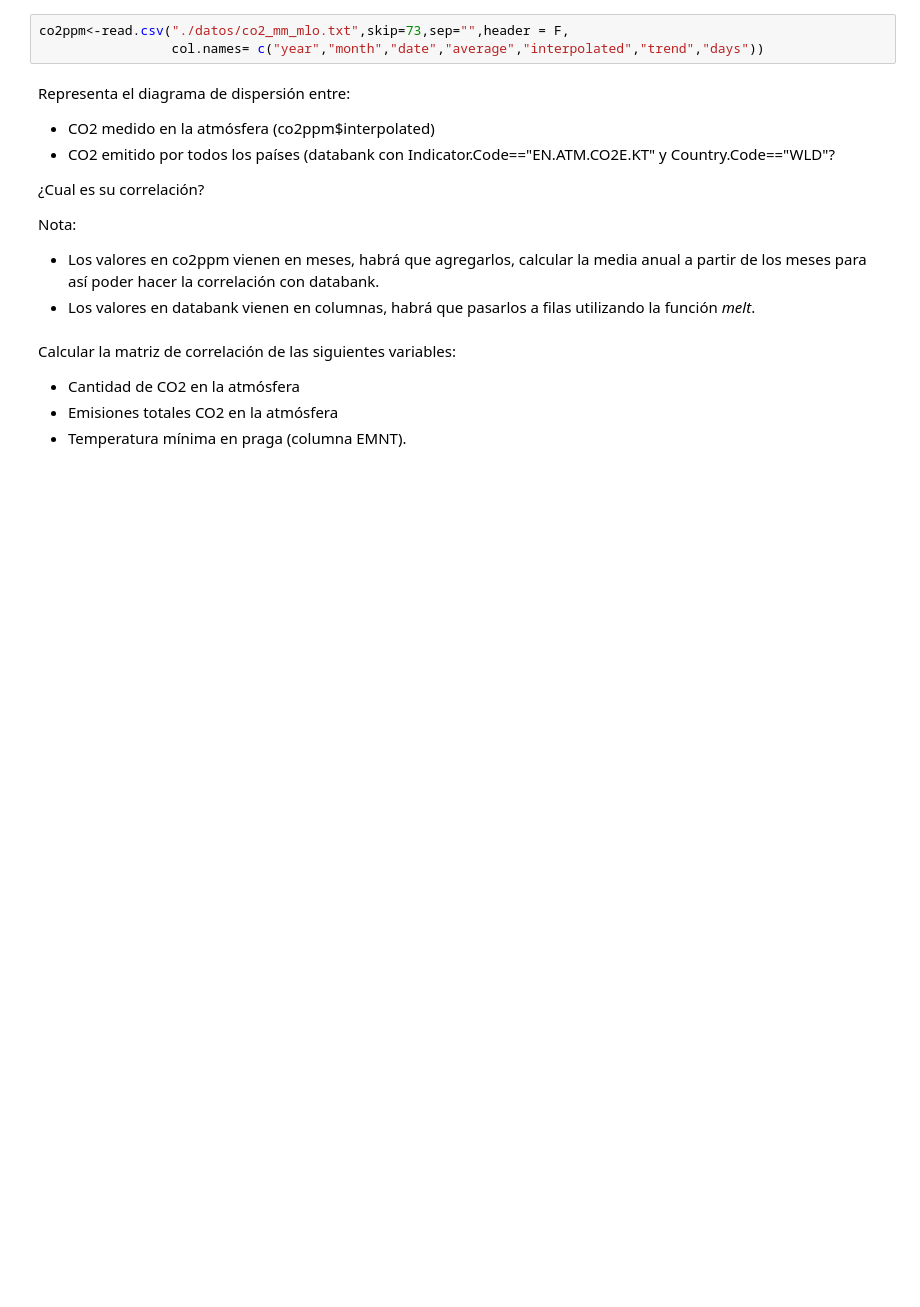
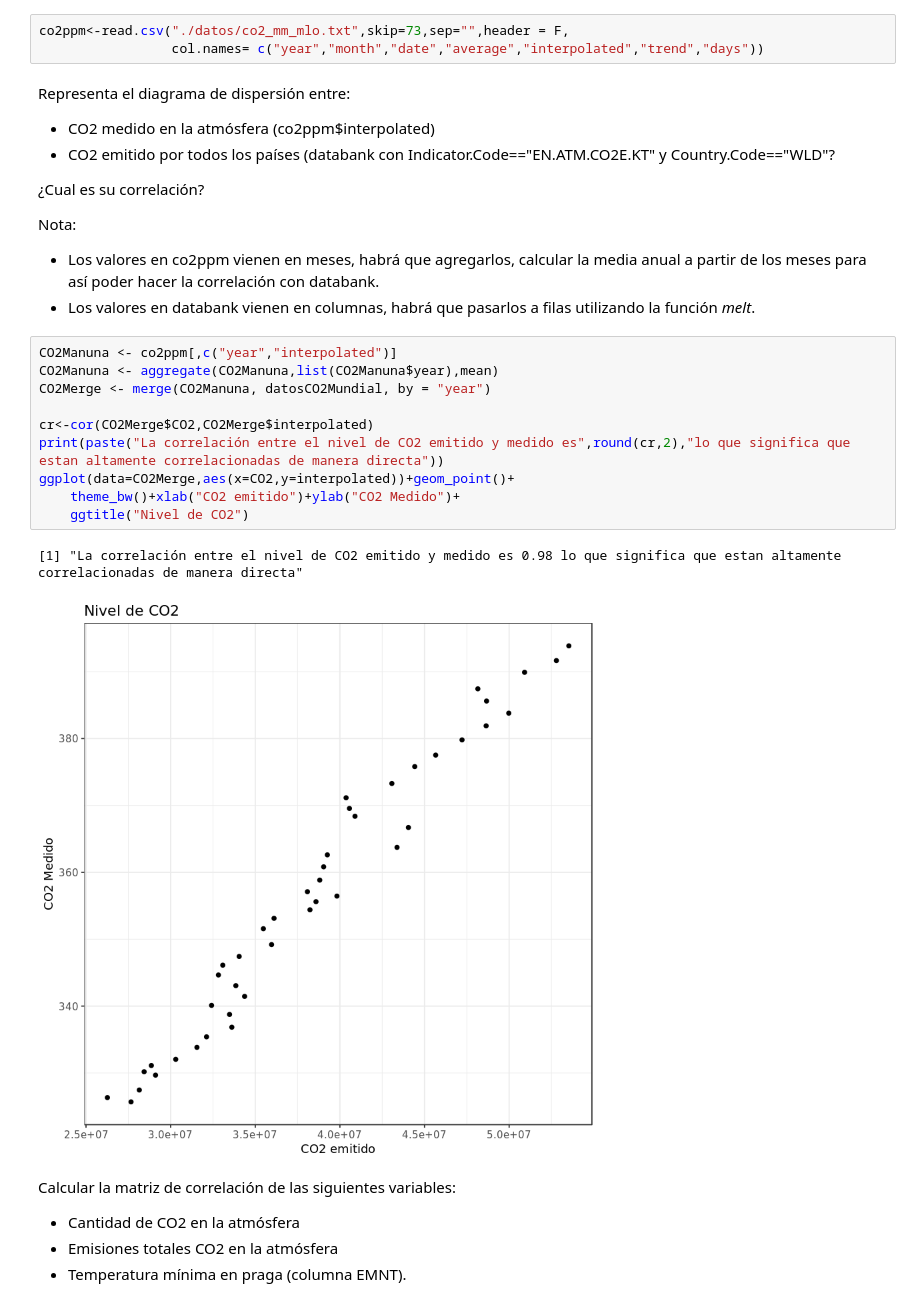
Before and after one commit to planga82/KeepCodingEstadisticaR, a Jupyter notebook: practica/Practica1.ipynb, the cells around one changed output. Cells and saved outputs as stored; diff of their text form; blank space fills up the shorter version.

```diff
--- a/practica/Practica1.ipynb
+++ b/practica/Practica1.ipynb
@@ -205,6 +282,19 @@ Nota:
 
 * Los valores en co2ppm vienen en meses, habrá que agregarlos, calcular la media anual a partir de los meses para así poder hacer la correlación con databank.
 * Los valores en databank vienen en columnas, habrá que pasarlos a filas utilizando la función *melt*.
+# %%
+CO2Manuna <- co2ppm[,c("year","interpolated")]
+CO2Manuna <- aggregate(CO2Manuna,list(CO2Manuna$year),mean)
+CO2Merge <- merge(CO2Manuna, datosCO2Mundial, by = "year")
+
+cr<-cor(CO2Merge$CO2,CO2Merge$interpolated)
+print(paste("La correlación entre el nivel de CO2 emitido y medido es",round(cr,2),"lo que significa que estan altamente correlacionadas de manera directa"))
+ggplot(data=CO2Merge,aes(x=CO2,y=interpolated))+geom_point()+
+    theme_bw()+xlab("CO2 emitido")+ylab("CO2 Medido")+
+    ggtitle("Nivel de CO2")
+# %% [output]
+[1] "La correlación entre el nivel de CO2 emitido y medido es 0.98 lo que significa que estan altamente correlacionadas de manera directa"
+[figure, added]
 # %% [markdown]
 Calcular la matriz de correlación de las siguientes variables:
 * Cantidad de CO2 en la atmósfera
```
Also changed, not shown: parts of 9 cells of this notebook.
